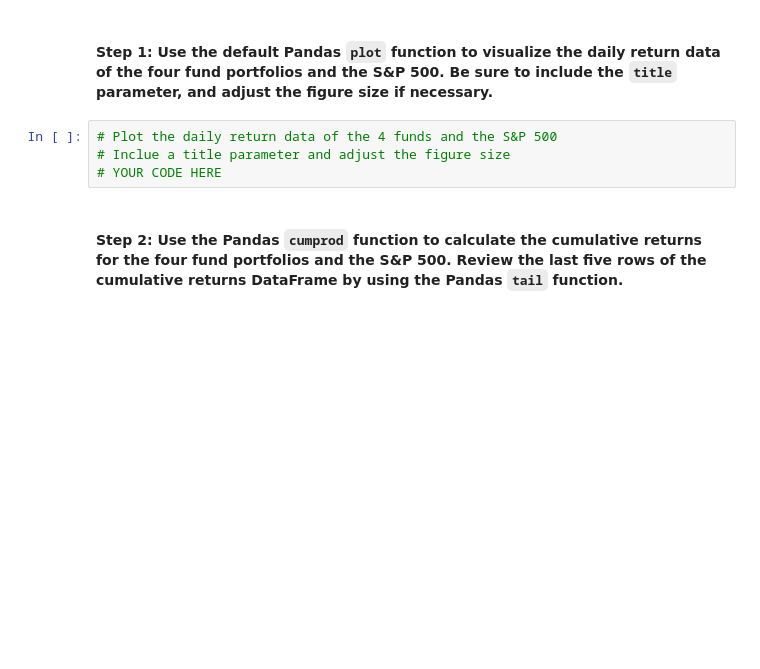
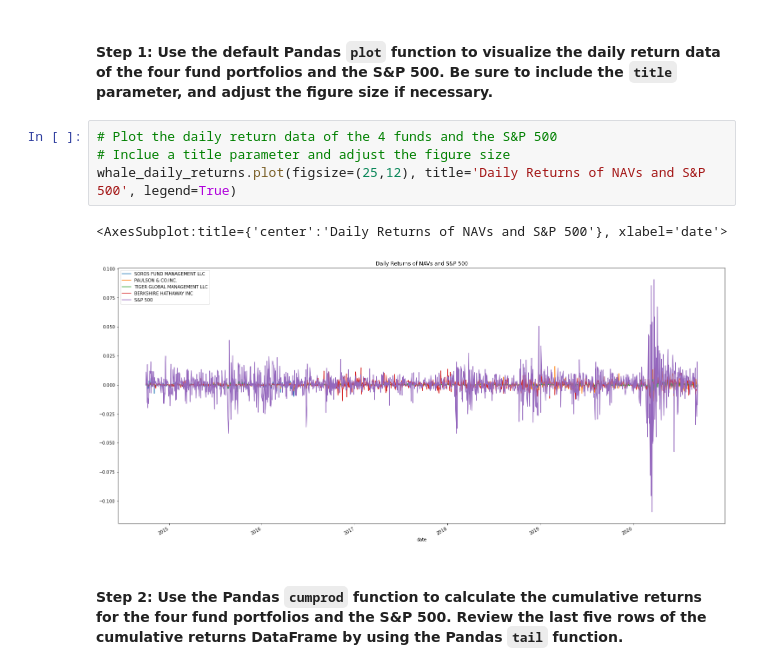
Before and after one commit to elliotlozano/portfolio_optimizer, a Jupyter notebook: risk_return_analysis.ipynb, the cells around one changed output. Saved outputs shown, nothing was run; the diff lists cells and outputs as text; blank space fills up the shorter version.

Commit message:
analyzed performance of 4 funds by plotting daily and cummulative return metrics

```diff
--- a/risk_return_analysis.ipynb
+++ b/risk_return_analysis.ipynb
@@ -156,7 +156,10 @@ Analyze the data to determine if any of the portfolios outperform the broader st
 # %%
 # Plot the daily return data of the 4 funds and the S&P 500
 # Inclue a title parameter and adjust the figure size
-# YOUR CODE HERE
+whale_daily_returns.plot(figsize=(25,12), title='Daily Returns of NAVs and S&P 500', legend=True)
+# %% [output]
+<AxesSubplot:title={'center':'Daily Returns of NAVs and S&P 500'}, xlabel='date'>
+[figure, added]
 # %% [markdown]
 #### Step 2: Use the Pandas `cumprod` function to calculate the cumulative returns for the four fund portfolios and the S&P 500. Review the last five rows of the cumulative returns DataFrame by using the Pandas `tail` function.
 # %%
```
Also changed, not shown: parts of 3 cells of this notebook.
